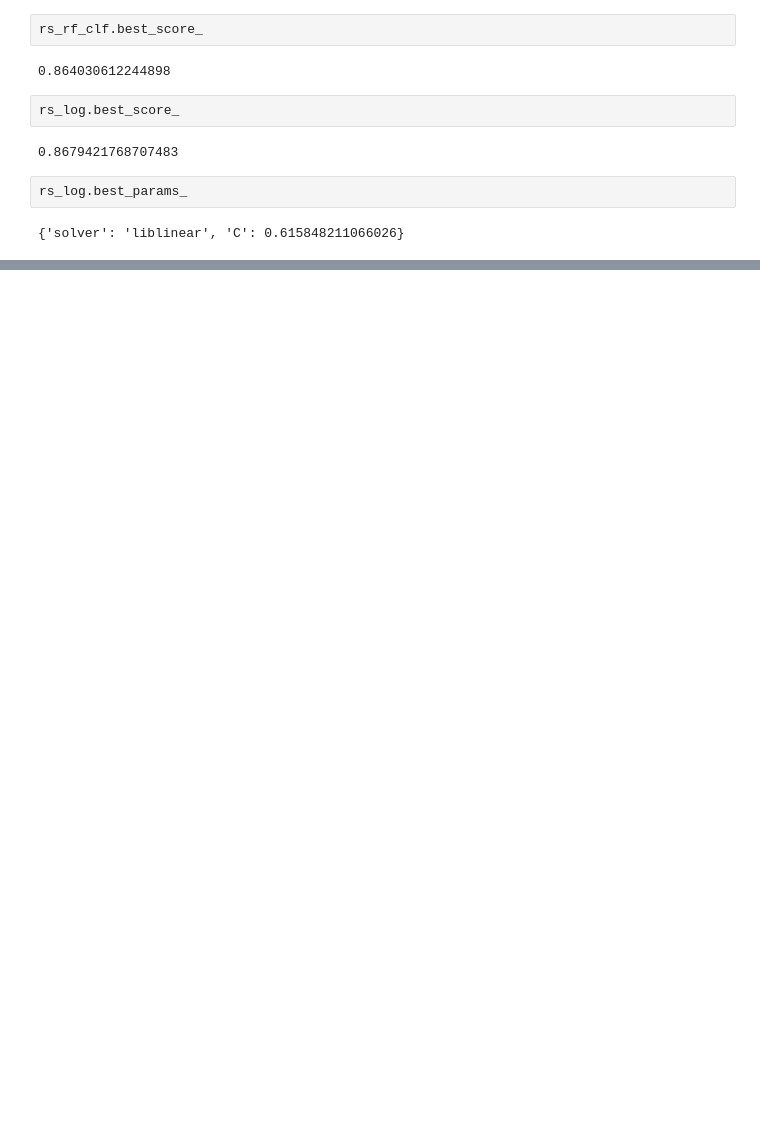
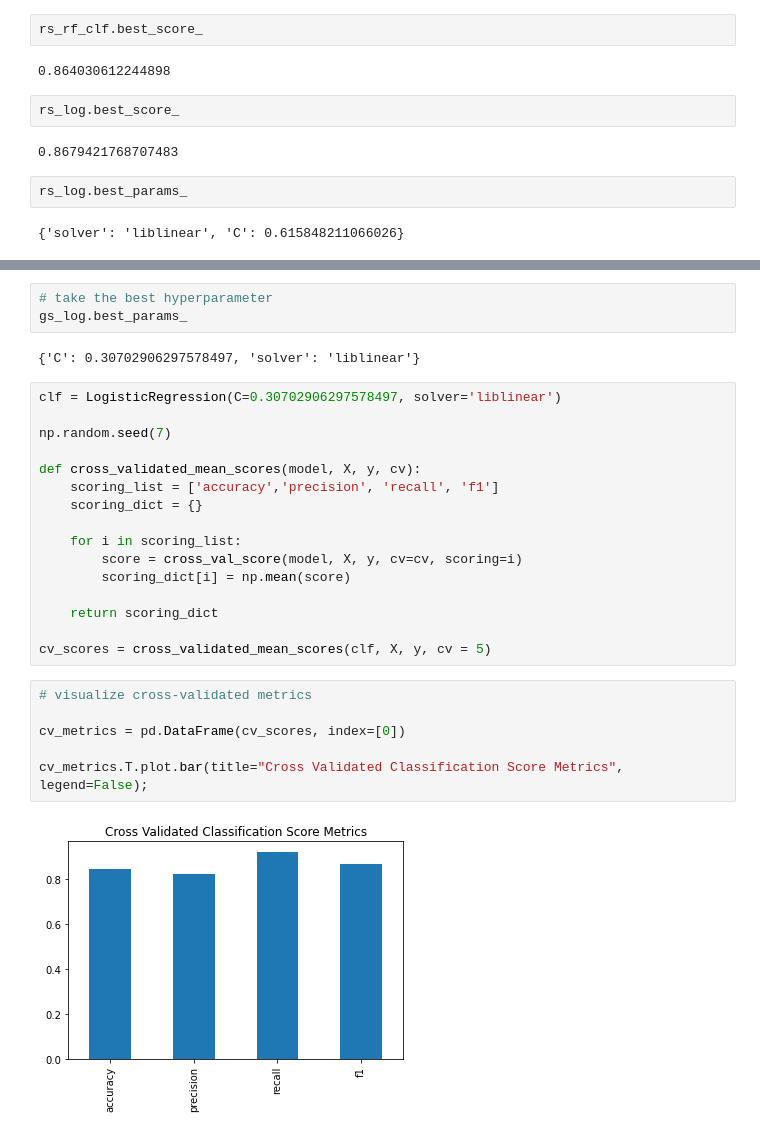
Before and after one commit to SaketMunda/heart-disease-ml-project, a Jupyter notebook: end-to-end-heart-disease-classification.ipynb, the cells around one changed output, grey strips where cells are left out. Cells and saved outputs as stored; diff of their text form; blank space fills up the shorter version.

```diff
--- a/end-to-end-heart-disease-classification.ipynb
+++ b/end-to-end-heart-disease-classification.ipynb
@@ -629,0 +733,29 @@ rs_log.best_params_
+# %%
+# take the best hyperparameter
+gs_log.best_params_
+# %% [output]
+{'C': 0.30702906297578497, 'solver': 'liblinear'}
+# %%
+clf = LogisticRegression(C=0.30702906297578497, solver='liblinear')
+
+np.random.seed(7)
+
+def cross_validated_mean_scores(model, X, y, cv):
+    scoring_list = ['accuracy','precision', 'recall', 'f1']
+    scoring_dict = {}
+
+    for i in scoring_list:
+        score = cross_val_score(model, X, y, cv=cv, scoring=i)
+        scoring_dict[i] = np.mean(score)
+
+    return scoring_dict
+
+cv_scores = cross_validated_mean_scores(clf, X, y, cv = 5)
+# %%
+# visualize cross-validated metrics
+
+cv_metrics = pd.DataFrame(cv_scores, index=[0])
+
+cv_metrics.T.plot.bar(title="Cross Validated Classification Score Metrics", legend=False);
+# %% [output]
+[figure, added]
```
Also changed, not shown: parts of 21 cells of this notebook.
